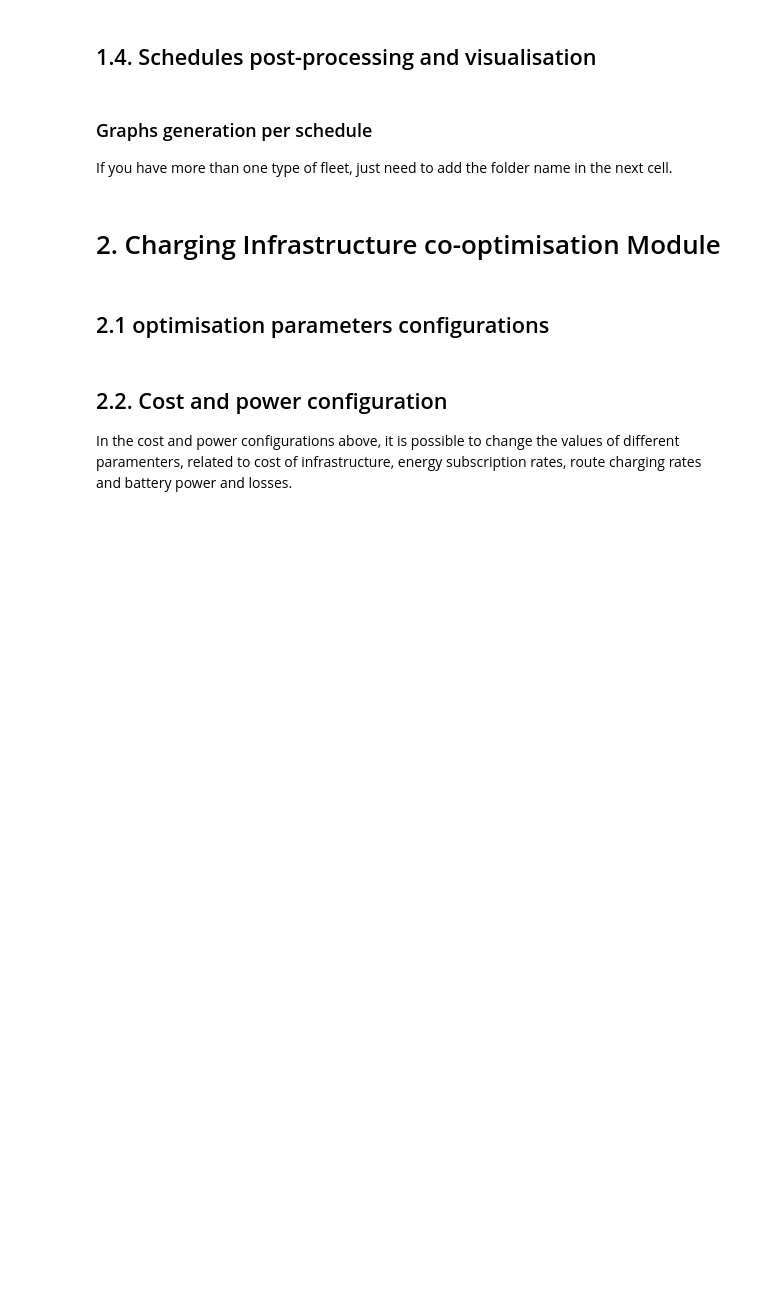
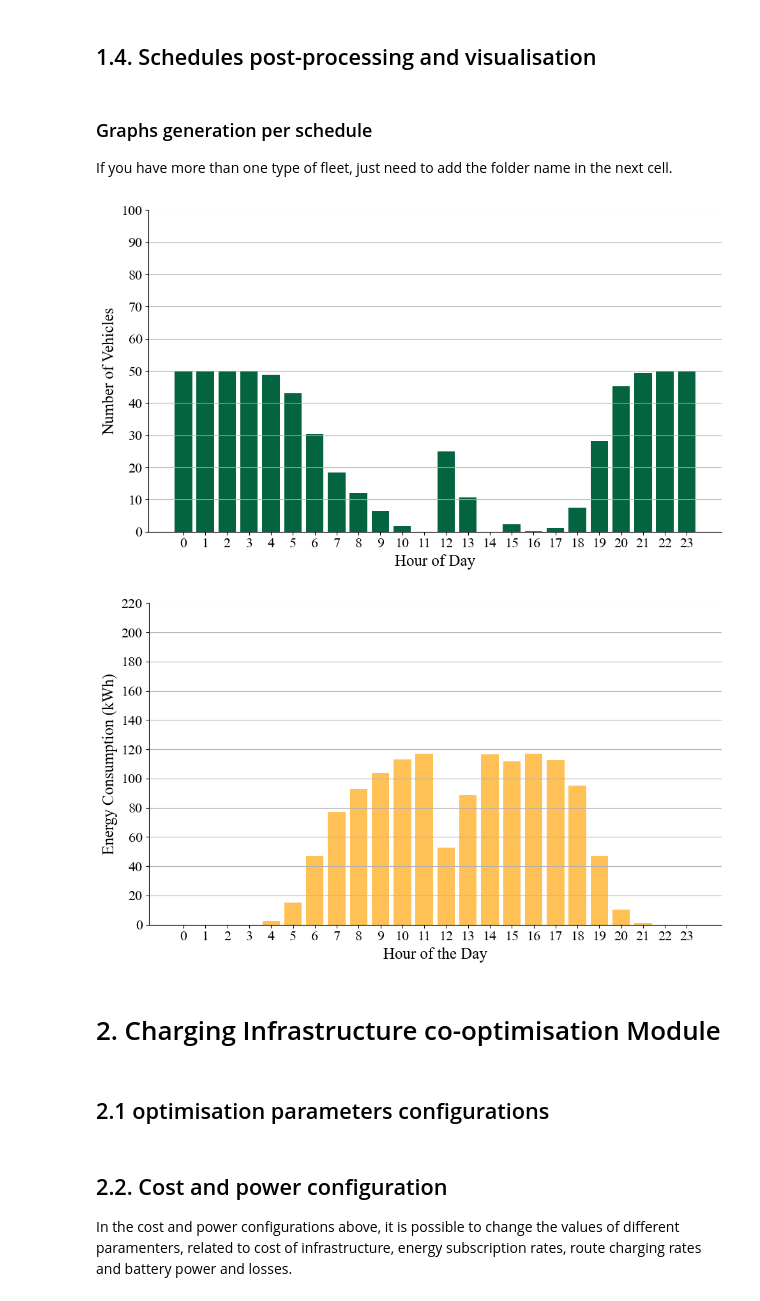
Before and after one commit to mcarolinagilr/eFleetPlan, a Jupyter notebook: notebooks/eFleetPlan.ipynb, the cells around one changed output. Saved outputs shown, nothing was run; the diff lists cells and outputs as text; code cells hidden in the pictures; blank space fills up the shorter version.

```diff
--- a/notebooks/eFleetPlan.ipynb
+++ b/notebooks/eFleetPlan.ipynb
@@ -95,9 +95,9 @@ notes: Commodity groups were formulated in Light Goods Vehicles 2022 survey to c
 ### Schedule generator configurations
 # %%
 # Schedule arguments - adjust settings if necessary
-sch_config = {"Vehicles number": 100,  # Number of vehicles in the fleet
+sch_config = {"Vehicles number": 50,  # Number of vehicles in the fleet
 
-              "Type of schedule": {"type a": 0, "type b": 100, "type c": 0},  # Type A, which consists of a continuous schedule, and Type B, which includes breaks (two-parts), going to the distribution terminal durind the day.
+              "Type of schedule": {"type a": 0, "type b": 50, "type c": 0},  # Type A, which consists of a continuous schedule, and Type B, which includes breaks (two-parts), going to the distribution terminal durind the day.
 
               # Type C is Custom Schedule that needs to be define here:
 
@@ -115,7 +115,7 @@ sch_config = {"Vehicles number": 100,  # Number of vehicles in the fleet
                                   "maximum return": 22  # Maximum return time in hours (0-23)
                                   },
 
-              "Type of vehicle": {"Renault": 100, "Toyota": 0, "Custom": 0},  # Renault or Toyota or Custom vehicles types
+              "Type of vehicle": {"Renault": 25, "Toyota": 25, "Custom": 0},  # Renault or Toyota or Custom vehicles types
 
               "Custom Vehicle": {"average consumption": 0.2,
                                  "std deviation consumption": 0.1,
@@ -124,7 +124,7 @@ sch_config = {"Vehicles number": 100,  # Number of vehicles in the fleet
                                  "battery capacity": 60,  # Battery capacity in kWh
                                  },
 
-              "Company type": companytype.Food, # Types of company: Distribution, LineHaul, CraftServWithGoods, CraftServWithoutGoods, Food, Mail, Building, Highdistance, Generalcargo, Nogoods, Custom
+              "Company type": companytype.Distribution, # Types of company: Distribution, LineHaul, CraftServWithGoods, CraftServWithoutGoods, Food, Mail, Building, Highdistance, Generalcargo, Nogoods, Custom
 
               #"Company type":Custom,  # Custom company type, if you want to generate a custom schedule with your own distance and stops parameters
               "Custom Distance": {"average weekday":120,  # Average distance traveled on a weekday in km
@@ -139,25 +139,23 @@ sch_config = {"Vehicles number": 100,  # Number of vehicles in the fleet
                                 "standard deviation stops": 10  # Standard deviation of number of stops per day
                                 },
 
-              "Schedule name": 'schedule_8'  # Name of the schedule
-              "Schdule number": 8  # Number of the schedule
+              "Schedule name": 'schedule_2',  # Name of the schedule
+              "Schedule number": 2  # Number of the schedule
                 }
 # %% [markdown]
 ## 1.3. Schedule Generation
 # %% [markdown]
 Define the vehicle fleet and type of schedule to generate in the following cell. It is possible to duplicate the cell and generate schedules for different vehicle fleets.
 # %%
-schedule_8 = generate_fleet_schedules(env_config, sch_config)
+schedule_2 = generate_fleet_schedules(env_config, sch_config)
 # %% [markdown]
 ### Save parameters files in CSV
 # %%
 # Save individual files for each parameter for the schedule
 parameters = ['Distance_km', 'Consumption_kWh', 'Consumption_rate_corrected', 'Location', 'ChargingStation', 'PowerRating_kW', 'ScheduleType', 'consumption_factor']
 
-# Input schedule config
-schedule_name = sch_config["Schedule name"]
-schedule_number = sch_config["Schdule number"]
-for schedule in [schedule_name]:
+schedule_name = '2'
+for schedule in [schedule_2]:
     for parameter in parameters:
         pivoted_schedule = schedule.pivot_table(
             index='date',
@@ -167,11 +165,11 @@ for schedule in [schedule_name]:
         )
         pivoted_schedule.columns = [f'{parameter}_Vehicle_{vehicle}' for vehicle in pivoted_schedule.columns]
         pivoted_schedule.reset_index(inplace=True)
-        folder_name = f'Schedule_{schedule_number}'
+        folder_name = f'Schedule_{schedule_name}'
         output_folder = os.path.join(notebook_dir, '..', 'data', 'Output', folder_name)
         if not os.path.exists(output_folder):
             os.makedirs(output_folder)
-        file_name = os.path.join(output_folder, f'{schedule_number}_all_vehicles_{parameter}.csv')
+        file_name = os.path.join(output_folder, f'{schedule_name}_all_vehicles_{parameter}.csv')
         pivoted_schedule.to_csv(file_name, index=False)
 # %%
 print(schedule.head())
@@ -181,17 +200,20 @@ print(schedule.head())
 ### Graphs generation per schedule
 If you have more than one type of fleet, just need to add the folder name in the next cell.
 # %%
-folders = [schedule_8]
+folders = ['schedule_2']
 
 for folder in folders:
     schedule_name = folder.split("_")[1]
     output_folder = os.path.join(notebook_dir, '..', 'data', 'Output', folder)
-    distance_file_path = os.path.join(output_folder, f'{schedule_number}_all_vehicles_Distance_km.csv')
-    charging_file_path = os.path.join(output_folder, f'{schedule_number}_all_vehicles_ChargingStation.csv')
-    consumption_file_path = os.path.join(output_folder, f'{schedule_number}_all_vehicles_Consumption_kWh.csv')
+    distance_file_path = os.path.join(output_folder, f'{schedule_name}_all_vehicles_Distance_km.csv')
+    charging_file_path = os.path.join(output_folder, f'{schedule_name}_all_vehicles_ChargingStation.csv')
+    consumption_file_path = os.path.join(output_folder, f'{schedule_name}_all_vehicles_Consumption_kWh.csv')
 
 
     generate_graphs(distance_file_path, charging_file_path, consumption_file_path, folder, output_folder)
+# %% [output]
+[figure, added]
+[figure, added]
 # %% [markdown]
 # 2. Charging Infrastructure co-optimisation Module
 # %% [markdown]
```
Also changed, not shown: parts of 12 cells of this notebook, 5 other files.
